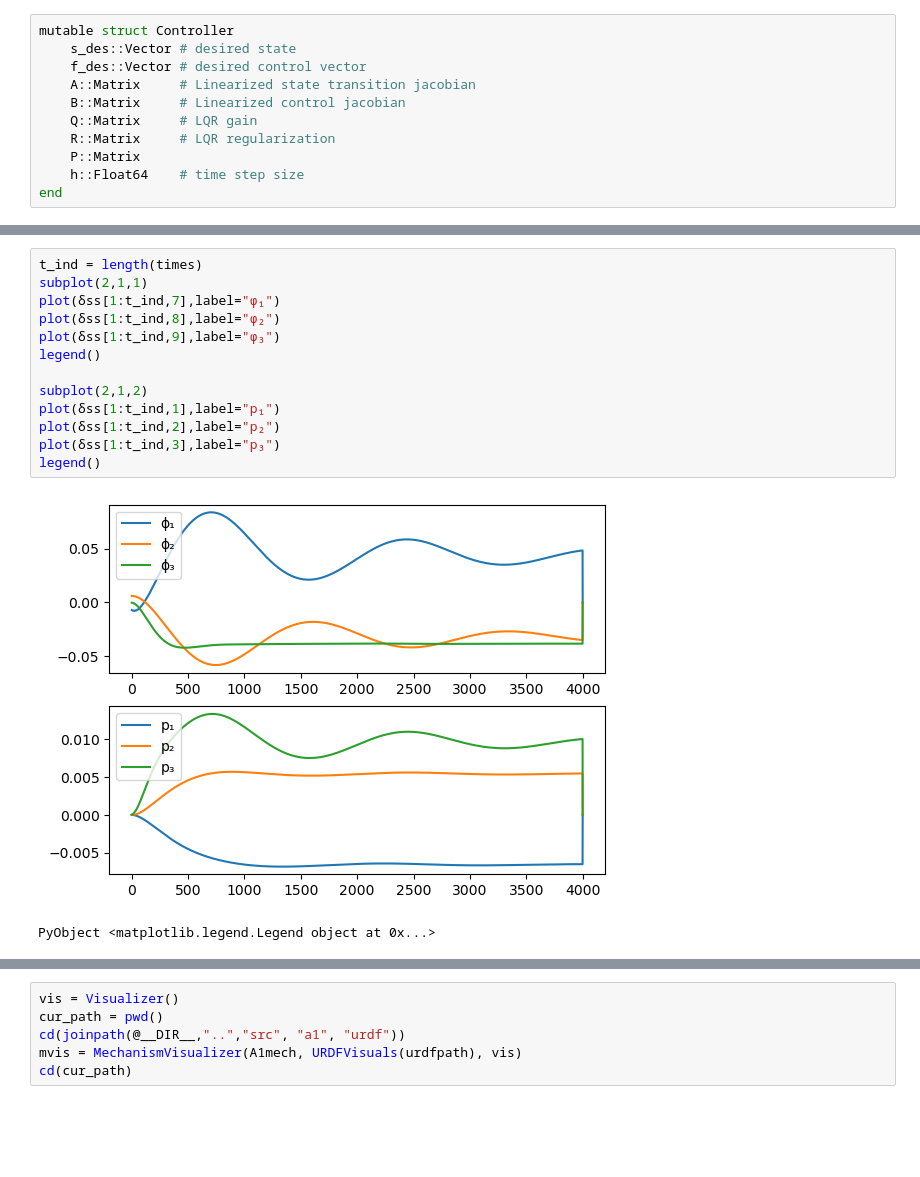
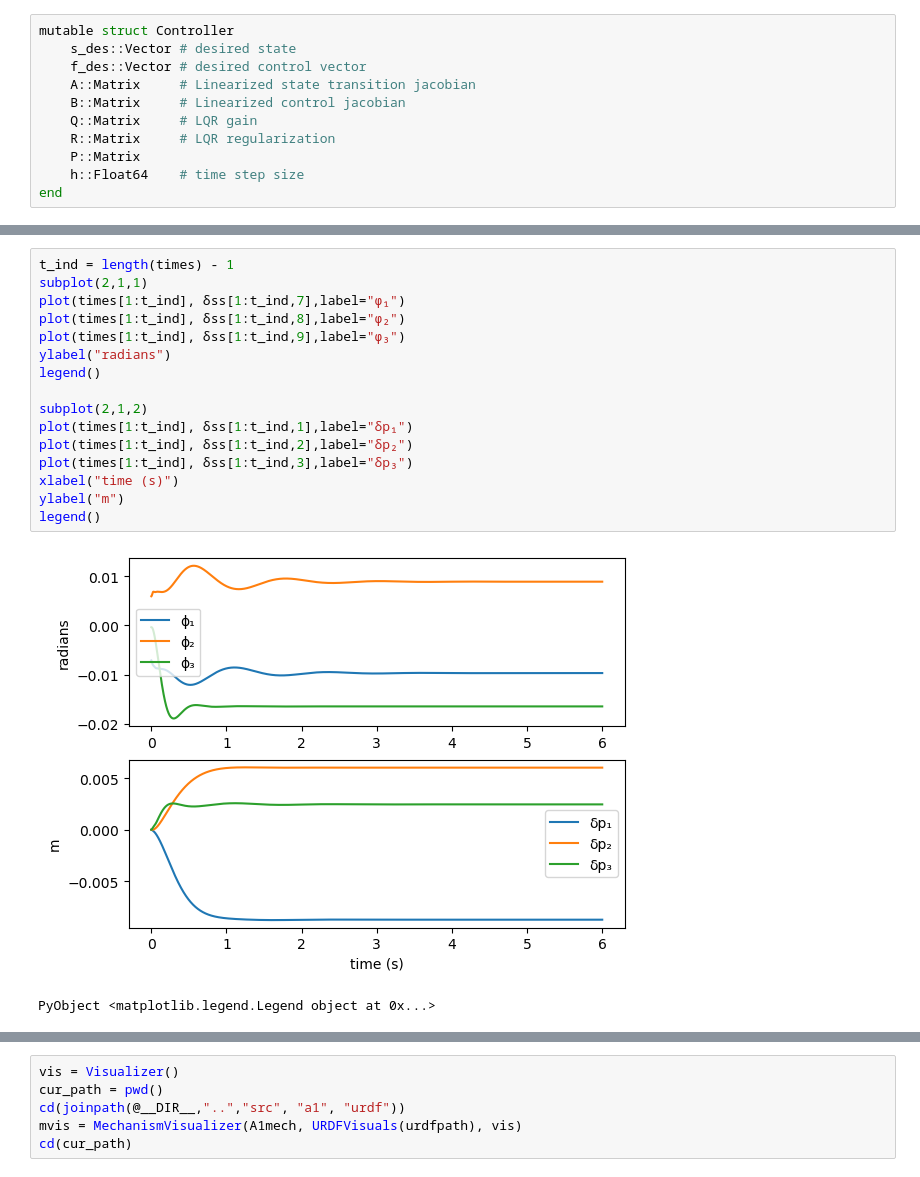
Before and after one commit to ChiyenLee/QuadrupedBalance.jl, a Jupyter notebook: notebooks/Centroidal_model.jl.ipynb, the cells around one changed output, grey strips where cells are left out. Cells and saved outputs as stored; diff of their text form; blank space fills up the shorter version.

```diff
--- a/notebooks/Centroidal_model.jl.ipynb
+++ b/notebooks/Centroidal_model.jl.ipynb
@@ -464,18 +403,21 @@ PyObject <matplotlib.legend.Legend object at 0x...>
 # %%
-t_ind = length(times)
+t_ind = length(times) - 1
 subplot(2,1,1)
-plot(δss[1:t_ind,7],label="ϕ₁")
-plot(δss[1:t_ind,8],label="ϕ₂")
-plot(δss[1:t_ind,9],label="ϕ₃")
+plot(times[1:t_ind], δss[1:t_ind,7],label="ϕ₁")
+plot(times[1:t_ind], δss[1:t_ind,8],label="ϕ₂")
+plot(times[1:t_ind], δss[1:t_ind,9],label="ϕ₃")
+ylabel("radians")
 legend()
 
 subplot(2,1,2)
-plot(δss[1:t_ind,1],label="p₁")
-plot(δss[1:t_ind,2],label="p₂")
-plot(δss[1:t_ind,3],label="p₃")
+plot(times[1:t_ind], δss[1:t_ind,1],label="δp₁")
+plot(times[1:t_ind], δss[1:t_ind,2],label="δp₂")
+plot(times[1:t_ind], δss[1:t_ind,3],label="δp₃")
+xlabel("time (s)")
+ylabel("m")
 legend()
 # %% [output]
-[figure, old version]
+[figure, new version]
 PyObject <matplotlib.legend.Legend object at 0x...>
 # %%
 t_ind = 900
```
Also changed, not shown: parts of 10 cells of this notebook, 17 other files.
